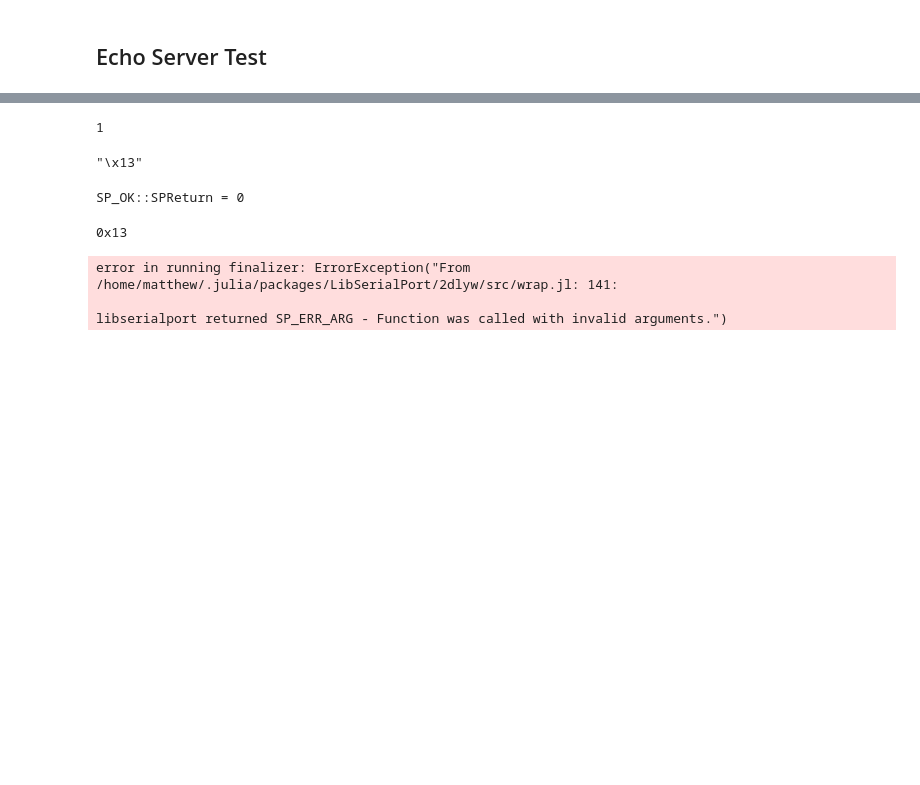
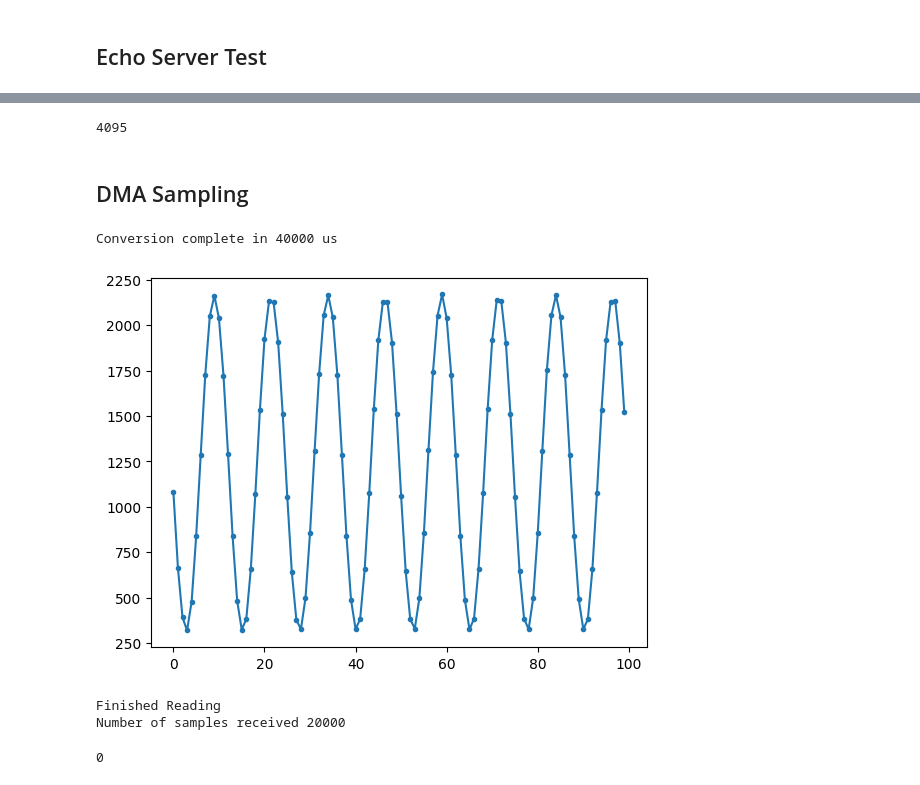
Before and after one commit to GDFLAW001/Sonar-Design, a Jupyter notebook: Source Code/Sampling/LibSerialPort.ipynb, the cells around one changed output, grey strips where cells are left out. Drawn from its saved outputs; the diff is of its cells as text; code cells hidden in the pictures; blank space fills up the shorter version.

Commit message:
added sampling arduino file using DMA and updated LibSerialPort.ipynb

```diff
--- a/Source Code/Sampling/LibSerialPort.ipynb
+++ b/Source Code/Sampling/LibSerialPort.ipynb
@@ -11,0 +28,2 @@ UndefVarError: UndefVarError: sp not defined
+# %%
+sp=open("/dev/ttyACM2",9600)
@@ -23,2 +42,0 @@ close(ser)
-# %%
-sp=open(list_ports()[0],9600)
@@ -108,19 +217,4 @@ SerialPort(Ptr{LibSerialPort.SPPort} @0x0000000003d8faf0, false, false)
 # %%
 bytesavailable(sp)
 # %% [output]
-1
+4095
-# %%
-read(sp,String)
-# %% [output]
-"\x13"
-# %%
-write(sp,UInt8(19))
-# %% [output]
-SP_OK::SPReturn = 0
-# %%
-UInt8(19)
-# %% [output]
-0x13
-error in running finalizer: ErrorException("From /home/matthew/.julia/packages/LibSerialPort/2dlyw/src/wrap.jl: 141:
-
-libserialport returned SP_ERR_ARG - Function was called with invalid arguments.")
@@ -126,0 +225,59 @@ libserialport returned SP_ERR_ARG - Function was called with invalid arguments."
+# %% [markdown]
+## DMA Sampling
+# %%
+N=20000 #Number of samples expected
+data = String[]
+i =1
+
+# Clear buffer
+while (bytesavailable(sp)>0)
+    read(sp,UInt8)
+end
+
+# Start a conversion
+write(sp,"c")
+
+while bytesavailable(sp) < 1
+    continue # wait for a response
+end
+sleep(0.05) # This extra delay helps with reliability - it gives the micro time to send all it needs to
+
+time = read(sp,String)
+print(time)
+
+x_rx=zeros(Int16,N)
+
+# Get the values
+ write(sp,"p") # Print DMA buffer
+
+while bytesavailable(sp) < 1
+    continue # wait for a response
+end
+
+while true
+    if bytesavailable(sp) < 1
+        sleep(0.050) # Wait and check again
+        if bytesavailable(sp) < 1
+            println("Finished Reading")
+            break
+        end
+    end
+    x_rx[i]=(parse(Int16,(readline(sp))))
+    i += 1
+
+end
+
+println("Number of samples received ", i-1)
+
+figure()
+plot(x_rx[1:100],".-")
+show()
+# %% [output]
+Conversion complete in 40000 us
+[figure, added]
+Finished Reading
+Number of samples received 20000
+# %%
+bytesavailable(sp)
+# %% [output]
+0
```
Also changed, not shown: parts of 29 cells of this notebook, 1 other file.
